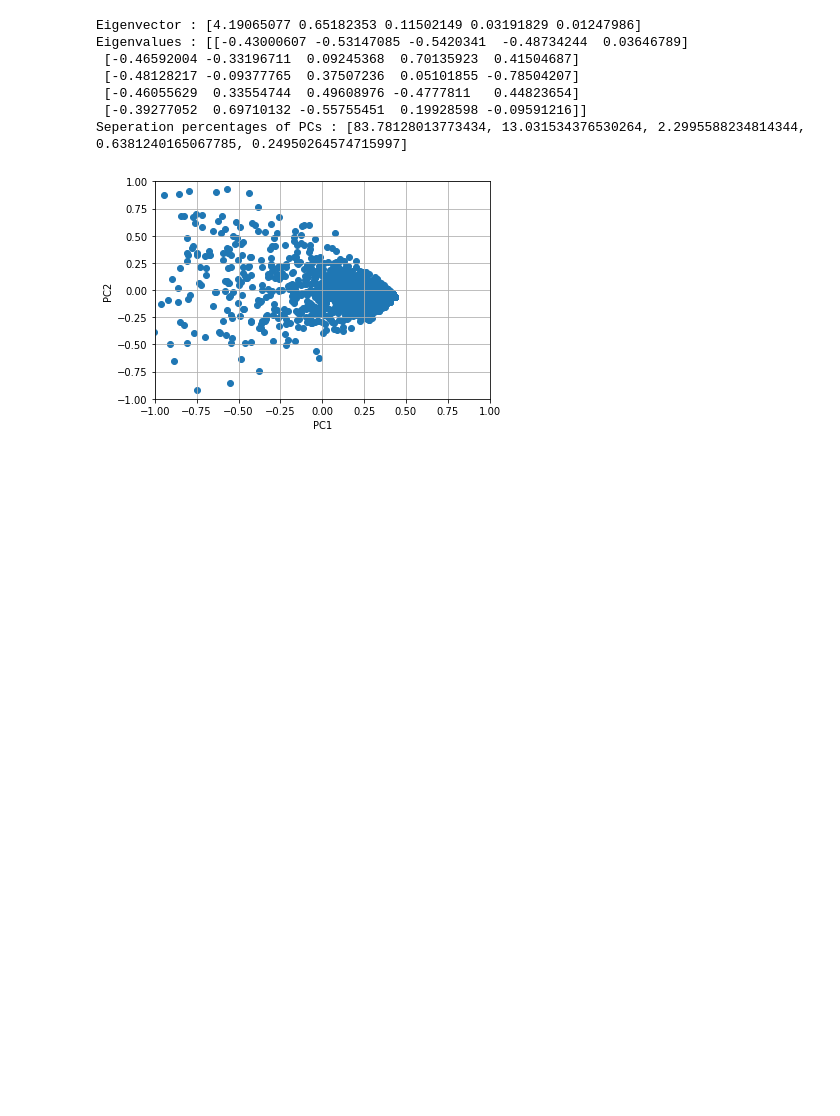
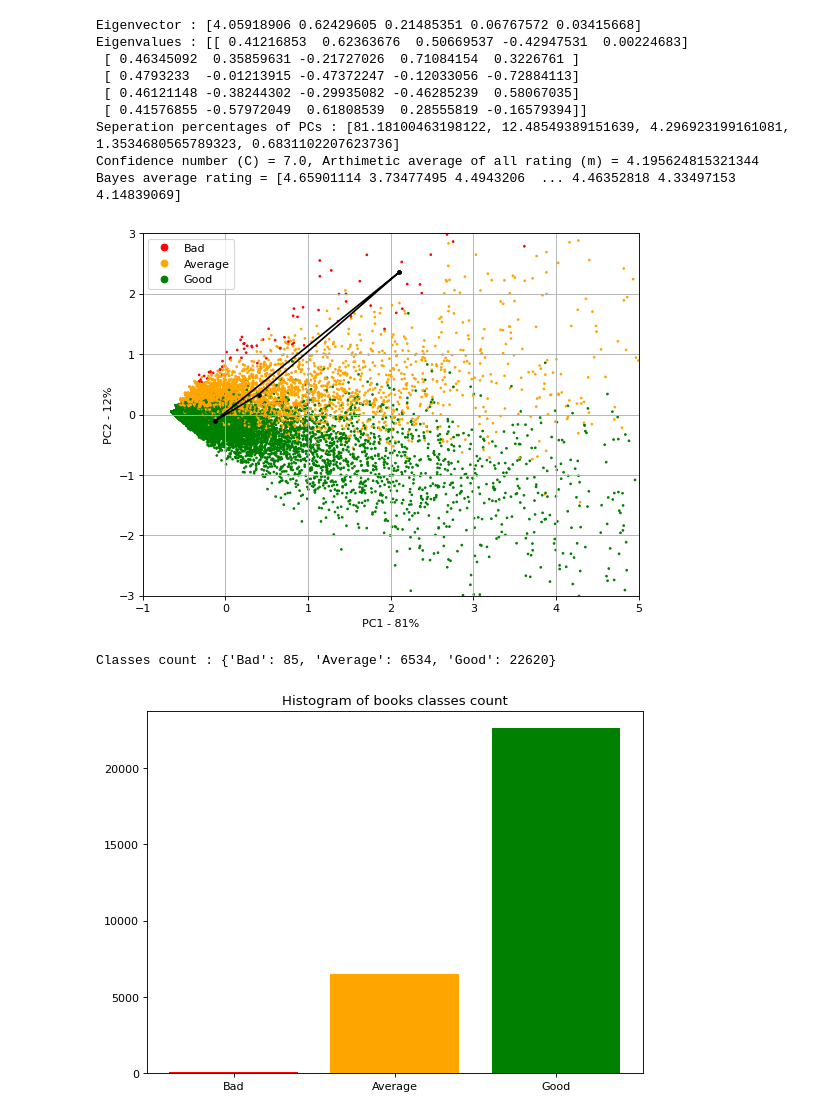
Before and after one commit to darhal/IFT799-DataScience, a Jupyter notebook: Lab1/tp1.ipynb, the cells around one changed output. Drawn from its saved outputs; the diff is of its cells as text; code cells hidden in the pictures; blank space fills up the shorter version.

```diff
--- a/Lab1/tp1.ipynb
+++ b/Lab1/tp1.ipynb
@@ -5,16 +5,18 @@ import pandas as pd
 import numpy as np
 import seaborn as sns
 import matplotlib.pyplot as plt
+from matplotlib.colors import ListedColormap
 
 asinToIndex = {}
 index = 0
 scoreMatrix = []
 booksAsin = []
 chunks = pd.read_json(
-    '../Dataset/Books.json', lines=True, chunksize=100000,
+    '../Dataset/Books.json', lines=True, chunksize=500000,
     typ="frame", orient="records", dtype={"asin": str, "overall": int}
 )
 
+nbChunks = 2
 for chunk in chunks:
     for _, item in chunk.iterrows():
         asin = item["asin"]
@@ -28,7 +30,9 @@ for chunk in chunks:
 
         row = asinToIndex[asin]
         scoreMatrix[row][rate-1] += 1
-    break # comment to load everything
+    nbChunks -= 1
+    if (nbChunks == 0):
+        break # comment to load everything
 
 scoreMatrix = np.array(scoreMatrix)
 pdScoreMat = pd.DataFrame(
@@ -93,43 +96,71 @@ plt.show()
 # %%
 # Calculating PCA
 normalizedScoreMatrix = (scoreMatrix - np.mean(scoreMatrix, axis = 0)) / np.std(scoreMatrix, axis = 0)
-# normalizedScoreMatrix -= np.mean(scoreMatrix, axis = 0)
 scoreMatrixCov = np.cov(normalizedScoreMatrix, rowvar = False) # rowvar allows us to transpose data!
 eigenValues, eigenVectors = np.linalg.eig(scoreMatrixCov)
 print(f"Eigenvector : {eigenValues}")
 print(f"Eigenvalues : {eigenVectors}")
 
 idx = np.argsort(eigenValues)[::-1]
 evecs = eigenVectors[:,idx]
 evals = eigenValues[idx]
 
 # Variance of each Principal Component (PC)
 evalsSum = sum(evals)
-evalsVar = [ (eval/sum(evals))*100 for eval in evals ]
+evalsVar = [ (eval/sum(evals)) * 100 for eval in evals ]
 print(f"Seperation percentages of PCs : {evalsVar}")
 
 #  PCA calculation and plotting
 projectionMatrix = np.transpose(np.transpose(evecs)[:][:2])
 scoreMatrixPCA = np.dot(normalizedScoreMatrix, projectionMatrix)
 
 # Calculate better average metric to classify books
-bayesAvgRatings = (np.average(scoreMatrix, axis=1, weights=[1,2,3,4,5]) * 15) / nbRating
-print(f"Average rating = {avgRatings}")
+C = np.quantile(nbRating, 0.25)
+m = np.mean(avgRatings)
+print(f"Confidence number (C) = {C}, Arthimetic average of all rating (m) = {m}")
+bayesAvgRatings = (nbRating * avgRatings + m * C) / (nbRating + C)
+print(f"Bayes average rating = {bayesAvgRatings}")
+classifierFunc = np.vectorize(lambda score: 0 if (score < 3) else 2 if (score > 4) else 1)
+booksClasses = classifierFunc(bayesAvgRatings)
 
+plt.figure(figsize=(8, 6), dpi=80)
+plt.xlim(-1,5)
+plt.ylim(-3,3)
+plt.xlabel(f"PC1 - {math.floor(evalsVar[0])}%")
+plt.ylabel(f"PC2 - {math.floor(evalsVar[1])}%")
+plt.grid()
+classes = ["Bad", 'Average', 'Good']
+colorsList = ["red", "orange", "green"]
+colors = ListedColormap(colorsList)
 x, y = np.transpose(scoreMatrixPCA)
-plt.xlim(-1,1)
-plt.ylim(-1,1)
-plt.xlabel("PC{}".format(1))
-plt.ylabel("PC{}".format(2))
-plt.grid()
-plt.scatter(x, y)
+scatter = plt.scatter(x, y, c=booksClasses, cmap=colors, s=2)
+plt.legend(handles=scatter.legend_elements()[0], labels=classes)
+
+clusterCentersX = [np.mean(x[booksClasses == i]) for i in range(0,3)]
+clusterCentersY = [np.mean(y[booksClasses == i]) for i in range(0,3)]
+clusterCentersX.append(clusterCentersX[0])
+clusterCentersY.append(clusterCentersY[0])
+plt.plot(clusterCentersX, clusterCentersY, zorder=2, c="black")
+plt.scatter(clusterCentersX, clusterCentersY, c="black", s=10)
 plt.show()
+
+plt.figure(figsize=(8, 6), dpi=80)
+rateClasses, classFrequency = np.unique(booksClasses, return_counts=True)
+print(f"Classes count : {dict(zip([classes[i] for i in rateClasses], classFrequency))}")
+plt.bar([classes[i] for i in rateClasses], height=classFrequency,
+    color=[colorsList[i] for i in rateClasses], align="center")
+plt.title("Histogram of books classes count")
+plt.show()
 # %% [output]
-Eigenvector : [4.19065077 0.65182353 0.11502149 0.03191829 0.01247986]
-Eigenvalues : [[-0.43000607 -0.53147085 -0.5420341  -0.48734244  0.03646789]
- [-0.46592004 -0.33196711  0.09245368  0.70135923  0.41504687]
- [-0.48128217 -0.09377765  0.37507236  0.05101855 -0.78504207]
- [-0.46055629  0.33554744  0.49608976 -0.4777811   0.44823654]
- [-0.39277052  0.69710132 -0.55755451  0.19928598 -0.09591216]]
-Seperation percentages of PCs : [83.78128013773434, 13.031534376530264, 2.2995588234814344, 0.6381240165067785, 0.24950264574715997]
+Eigenvector : [4.05918906 0.62429605 0.21485351 0.06767572 0.03415668]
+Eigenvalues : [[ 0.41216853  0.62363676  0.50669537 -0.42947531  0.00224683]
+ [ 0.46345092  0.35859631 -0.21727026  0.71084154  0.3226761 ]
+ [ 0.4793233  -0.01213915 -0.47372247 -0.12033056 -0.72884113]
+ [ 0.46121148 -0.38244302 -0.29935082 -0.46285239  0.58067035]
+ [ 0.41576855 -0.57972049  0.61808539  0.28555819 -0.16579394]]
+Seperation percentages of PCs : [81.18100463198122, 12.48549389151639, 4.296923199161081, 1.3534680565789323, 0.6831102207623736]
+Confidence number (C) = 7.0, Arthimetic average of all rating (m) = 4.195624815321344
+Bayes average rating = [4.65901114 3.73477495 4.4943206  ... 4.46352818 4.33497153 4.14839069]
-[figure, old version]
+[figure, new version]
+Classes count : {'Bad': 85, 'Average': 6534, 'Good': 22620}
+[figure, added]
```
Also changed, not shown: parts of 4 cells of this notebook.
